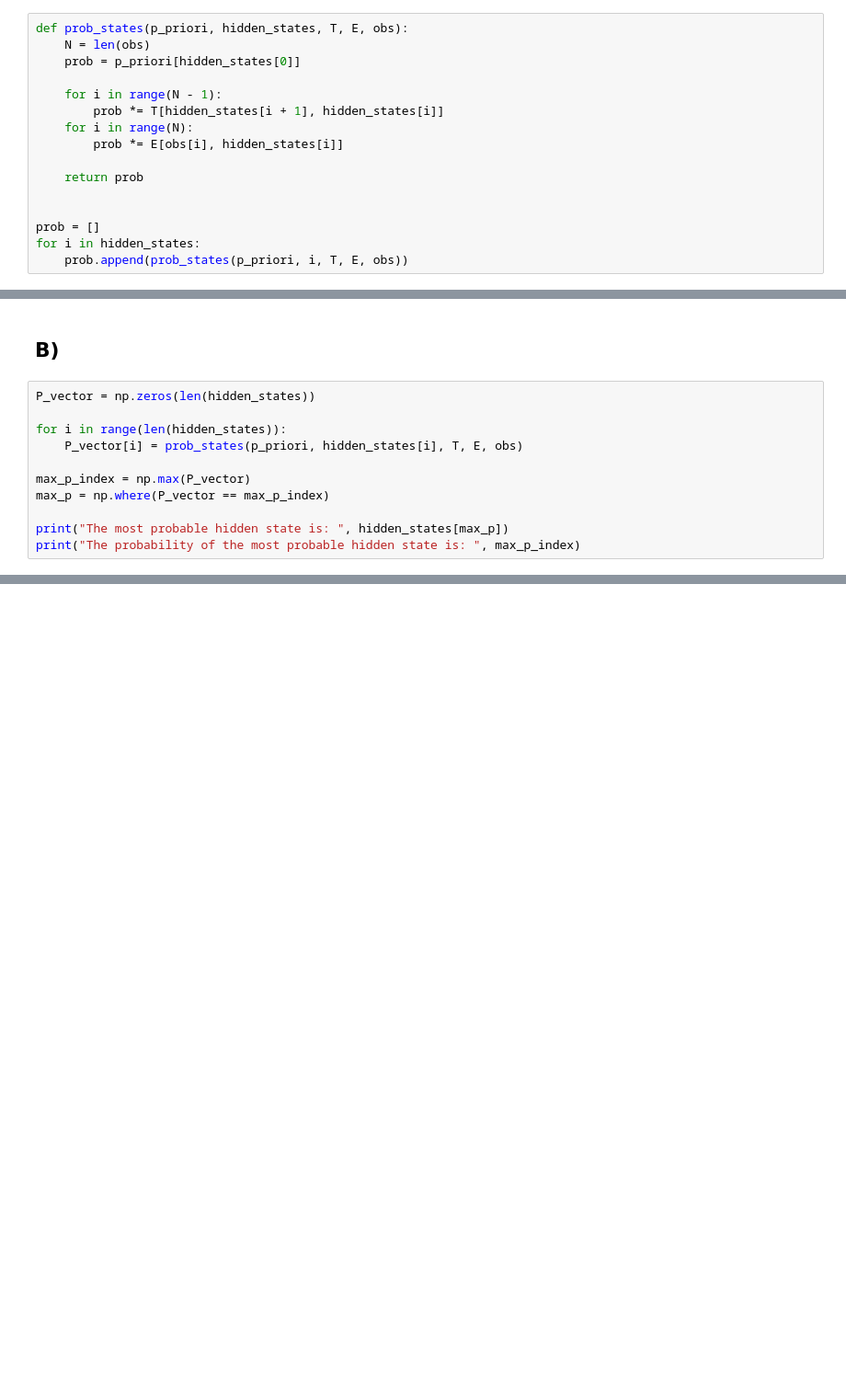
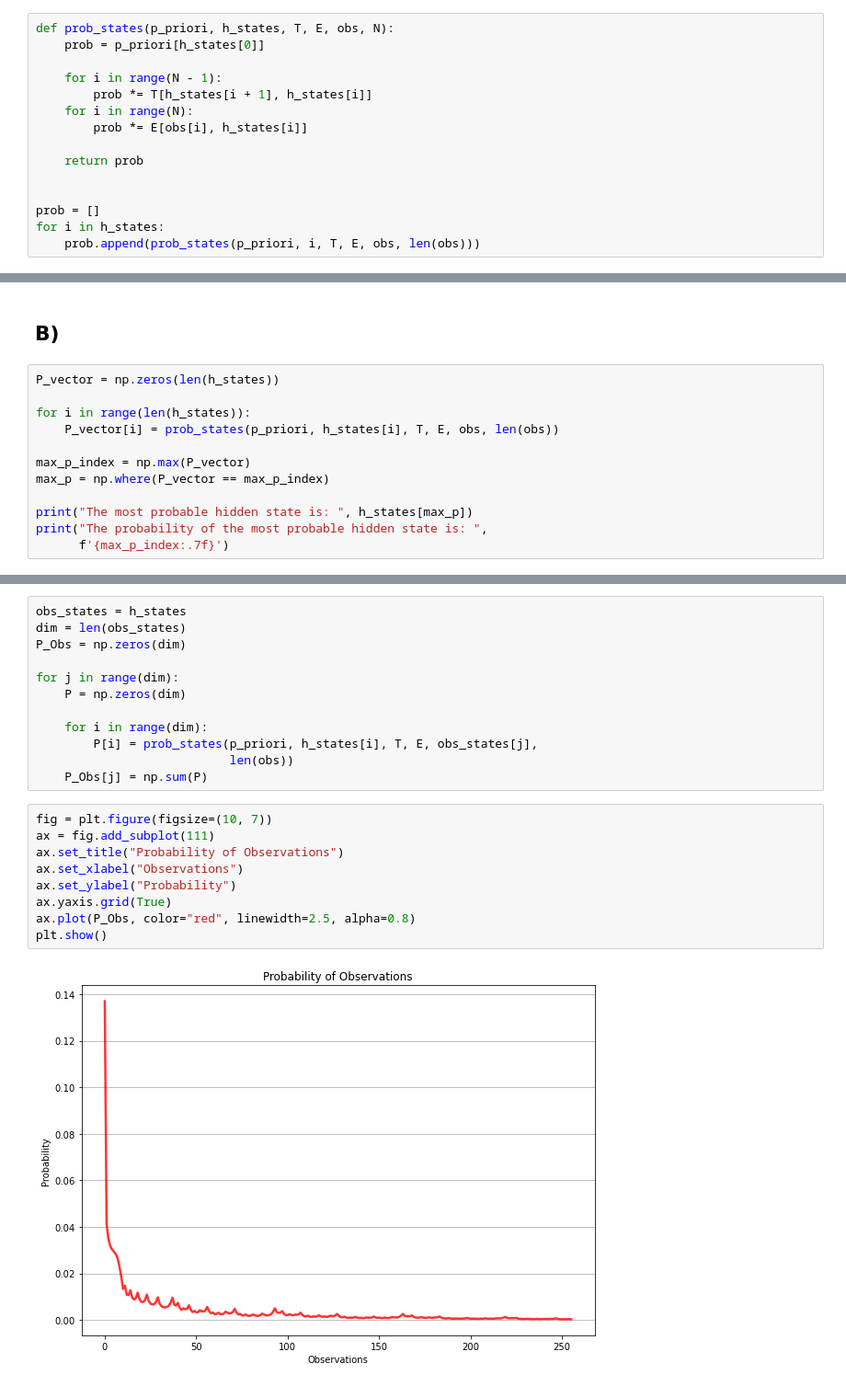
Before and after one commit to JsNcAr/Metodos1_JasonArias_SergioCruz, a Jupyter notebook: Final/hidden_markov.ipynb, the cells around one changed output, grey strips where cells are left out. Shown at 92% size. Drawn from its saved outputs; the diff is of its cells as text; blank space fills up the shorter version.

```diff
--- a/Final/hidden_markov.ipynb
+++ b/Final/hidden_markov.ipynb
@@ -32,21 +33,20 @@ print(len(hidden_states))
 # %% [output]
 256
 # %%
-def prob_states(p_priori, hidden_states, T, E, obs):
-    N = len(obs)
-    prob = p_priori[hidden_states[0]]
+def prob_states(p_priori, h_states, T, E, obs, N):
+    prob = p_priori[h_states[0]]
 
     for i in range(N - 1):
-        prob *= T[hidden_states[i + 1], hidden_states[i]]
+        prob *= T[h_states[i + 1], h_states[i]]
     for i in range(N):
-        prob *= E[obs[i], hidden_states[i]]
+        prob *= E[obs[i], h_states[i]]
 
     return prob
 
 
 prob = []
-for i in hidden_states:
-    prob.append(prob_states(p_priori, i, T, E, obs))
+for i in h_states:
+    prob.append(prob_states(p_priori, i, T, E, obs, len(obs)))
 # %%
 fig = plt.figure(figsize=(10, 10))
 ax = fig.add_subplot(111)
@@ -61,15 +61,16 @@ plt.show()
 # %% [markdown]
 ## B)
 # %%
-P_vector = np.zeros(len(hidden_states))
+P_vector = np.zeros(len(h_states))
 
-for i in range(len(hidden_states)):
-    P_vector[i] = prob_states(p_priori, hidden_states[i], T, E, obs)
+for i in range(len(h_states)):
+    P_vector[i] = prob_states(p_priori, h_states[i], T, E, obs, len(obs))
 
 max_p_index = np.max(P_vector)
 max_p = np.where(P_vector == max_p_index)
 
-print("The most probable hidden state is: ", hidden_states[max_p])
-print("The probability of the most probable hidden state is: ", max_p_index)
+print("The most probable hidden state is: ", h_states[max_p])
+print("The probability of the most probable hidden state is: ",
+      f'{max_p_index:.7f}')
 # %% [output]
 The most probable hidden state is:  [[1 1 1 1 0 0 0 0]]
@@ -76,0 +85,23 @@ The probability of the most probable hidden state is:  0.0001911029760000001
+# %%
+obs_states = h_states
+dim = len(obs_states)
+P_Obs = np.zeros(dim)
+
+for j in range(dim):
+    P = np.zeros(dim)
+
+    for i in range(dim):
+        P[i] = prob_states(p_priori, h_states[i], T, E, obs_states[j],
+                           len(obs))
+    P_Obs[j] = np.sum(P)
+# %%
+fig = plt.figure(figsize=(10, 7))
+ax = fig.add_subplot(111)
+ax.set_title("Probability of Observations")
+ax.set_xlabel("Observations")
+ax.set_ylabel("Probability")
+ax.yaxis.grid(True)
+ax.plot(P_Obs, color="red", linewidth=2.5, alpha=0.8)
+plt.show()
+# %% [output]
+[figure, added]
```
Also changed, not shown: parts of 9 cells of this notebook.
